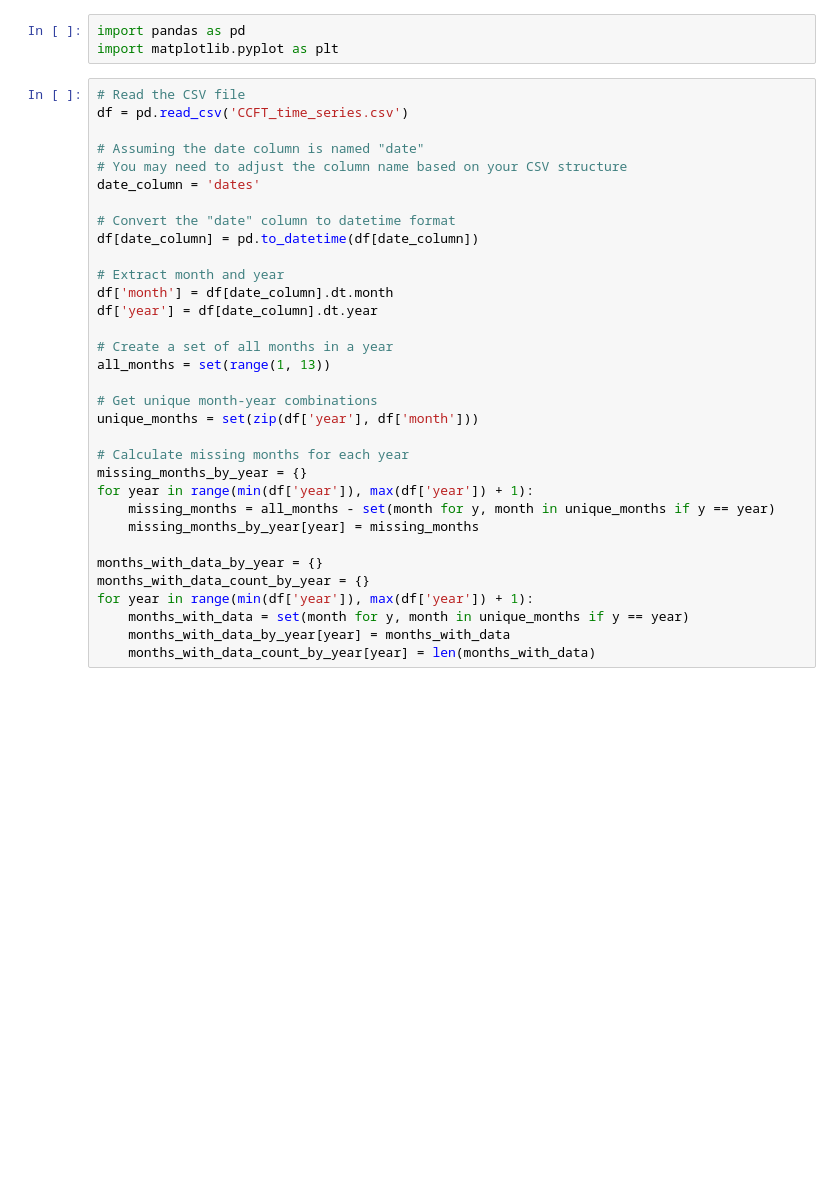
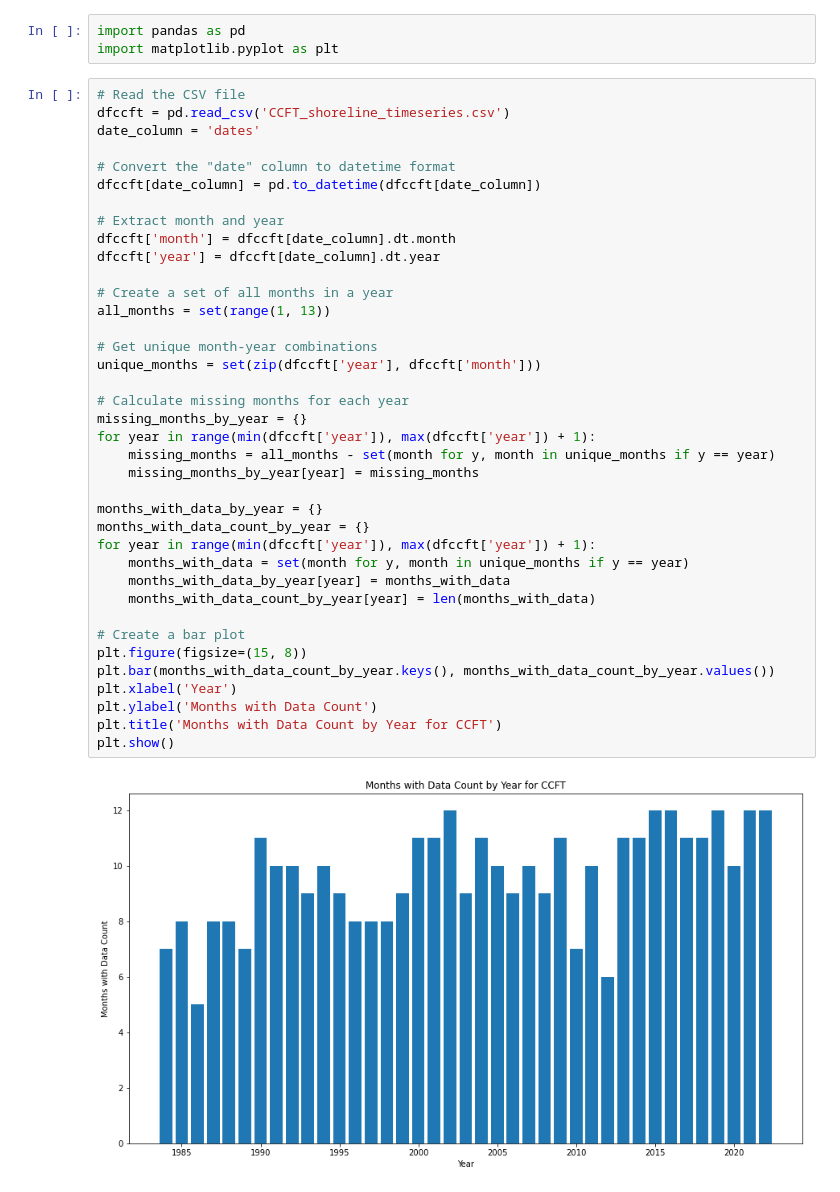
Before and after one commit to carolinamrcr/wave-whisperers, a Jupyter notebook: dataset_linhascosta/EDA_linhasCosta.ipynb, the cells around one changed output. Drawn from its saved outputs; the diff is of its cells as text; blank space fills up the shorter version.

```diff
--- a/dataset_linhascosta/EDA_linhasCosta.ipynb
+++ b/dataset_linhascosta/EDA_linhasCosta.ipynb
@@ -3,35 +3,42 @@ import pandas as pd
 import matplotlib.pyplot as plt
 # %%
 # Read the CSV file
-df = pd.read_csv('CCFT_time_series.csv')
-
-# Assuming the date column is named "date"
-# You may need to adjust the column name based on your CSV structure
+dfccft = pd.read_csv('CCFT_shoreline_timeseries.csv')
 date_column = 'dates'
 
 # Convert the "date" column to datetime format
-df[date_column] = pd.to_datetime(df[date_column])
+dfccft[date_column] = pd.to_datetime(dfccft[date_column])
 
 # Extract month and year
-df['month'] = df[date_column].dt.month
-df['year'] = df[date_column].dt.year
+dfccft['month'] = dfccft[date_column].dt.month
+dfccft['year'] = dfccft[date_column].dt.year
 
 # Create a set of all months in a year
 all_months = set(range(1, 13))
 
 # Get unique month-year combinations
-unique_months = set(zip(df['year'], df['month']))
+unique_months = set(zip(dfccft['year'], dfccft['month']))
 
 # Calculate missing months for each year
 missing_months_by_year = {}
-for year in range(min(df['year']), max(df['year']) + 1):
+for year in range(min(dfccft['year']), max(dfccft['year']) + 1):
     missing_months = all_months - set(month for y, month in unique_months if y == year)
     missing_months_by_year[year] = missing_months
 
 months_with_data_by_year = {}
 months_with_data_count_by_year = {}
-for year in range(min(df['year']), max(df['year']) + 1):
+for year in range(min(dfccft['year']), max(dfccft['year']) + 1):
     months_with_data = set(month for y, month in unique_months if y == year)
     months_with_data_by_year[year] = months_with_data
     months_with_data_count_by_year[year] = len(months_with_data)
+
+# Create a bar plot
+plt.figure(figsize=(15, 8))
+plt.bar(months_with_data_count_by_year.keys(), months_with_data_count_by_year.values())
+plt.xlabel('Year')
+plt.ylabel('Months with Data Count')
+plt.title('Months with Data Count by Year for CCFT')
+plt.show()
+# %% [output]
+[figure, added]
 # %%
```
Also changed, not shown: parts of 4 cells of this notebook.
